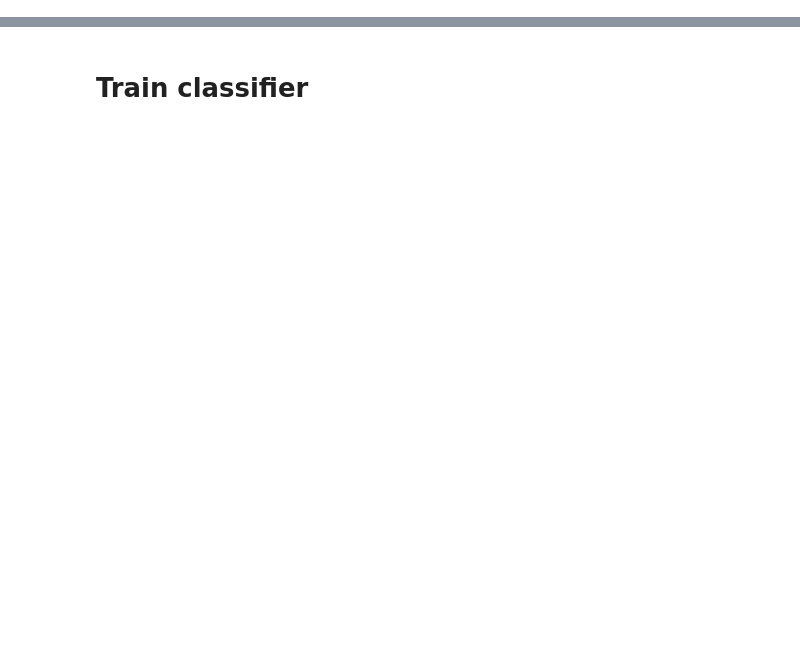
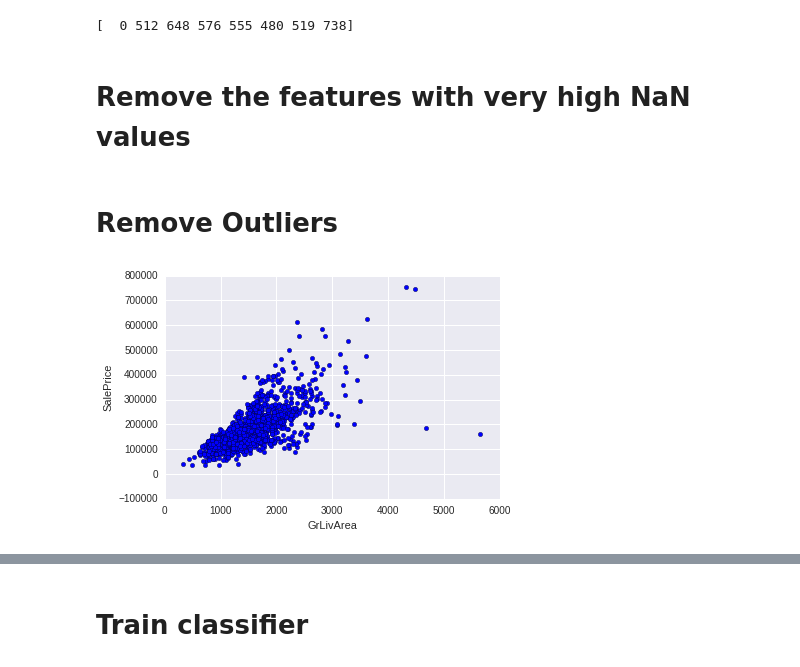
Before and after one commit to freecs989/machine-learning-projects, a Jupyter notebook: houseprice.ipynb, the cells around one changed output, grey strips where cells are left out. Saved outputs shown, nothing was run; the diff lists cells and outputs as text; code cells hidden in the pictures; blank space fills up the shorter version.

```diff
--- a/houseprice.ipynb
+++ b/houseprice.ipynb
@@ -144,0 +49,6 @@ x_test = testset[['LotFrontage','LotArea','PoolArea','OverallQual','OverallCond'
+# %%
+print(trainset['PoolArea'].unique())
+# %% [output]
+[  0 512 648 576 555 480 519 738]
+# %% [markdown]
+# Remove the features with very high NaN values
@@ -144,0 +58,9 @@ x_test = testset[['LotFrontage','LotArea','PoolArea','OverallQual','OverallCond'
+# %% [markdown]
+# Remove Outliers
+# %%
+plt.scatter(trainset.GrLivArea,y_train)
+plt.xlabel("GrLivArea")
+plt.ylabel('SalePrice')
+plt.show()
+# %% [output]
+[figure, added]
```
Also changed, not shown: parts of 113 cells of this notebook.
